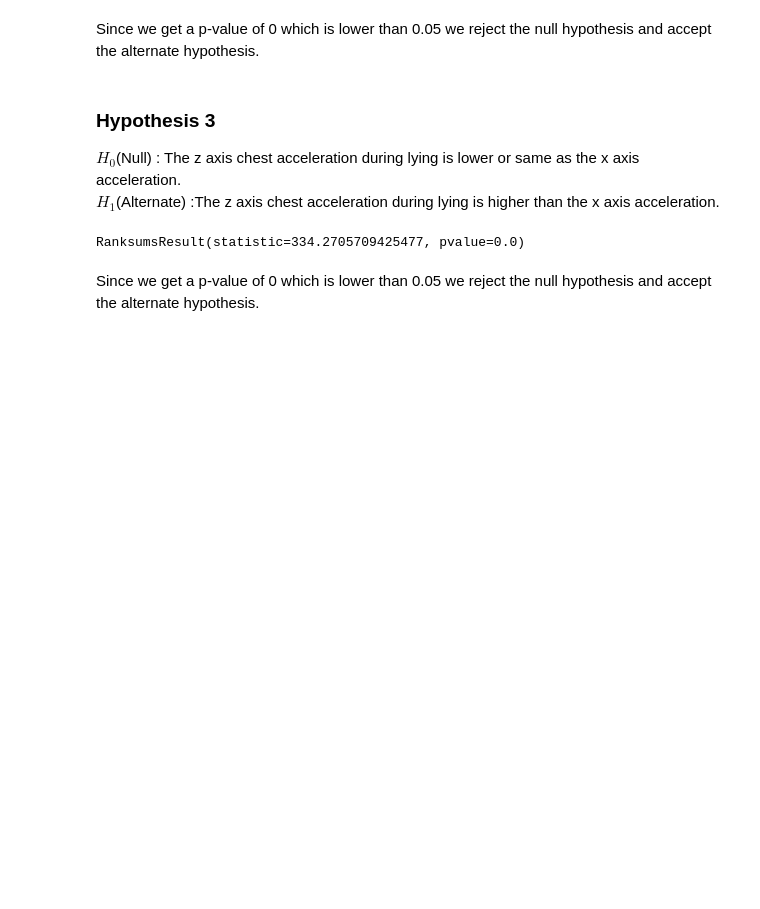
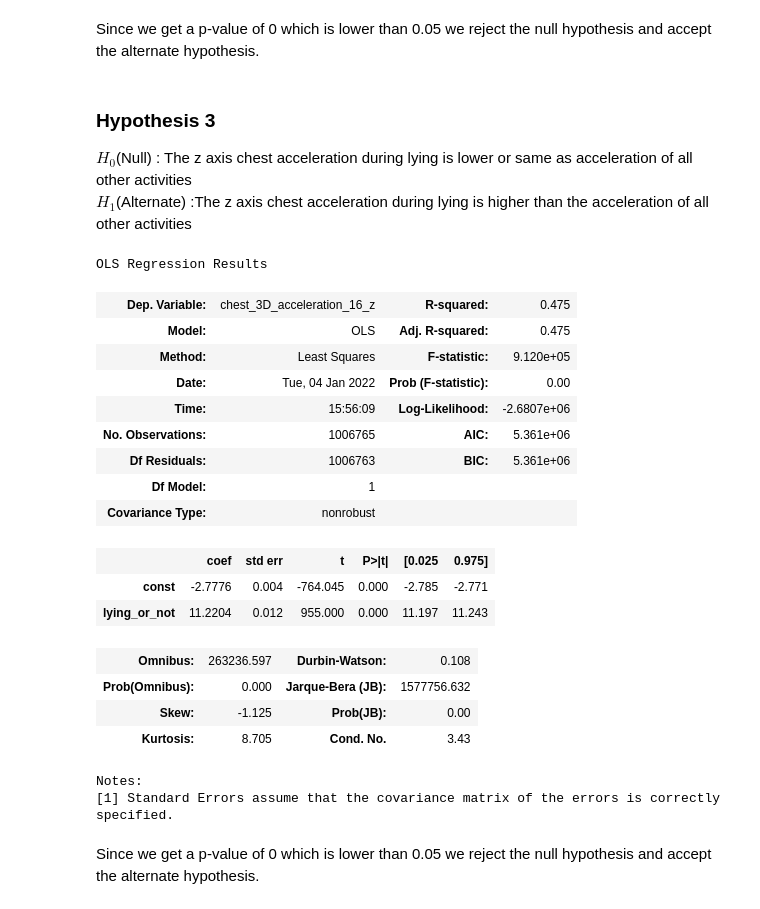
Before and after one commit to mysteryyy/dsrep1, a Jupyter notebook: dsrep.ipynb, the cells around one changed output. Drawn from its saved outputs; the diff is of its cells as text; code cells hidden in the pictures; blank space fills up the shorter version.

```diff
--- a/dsrep.ipynb
+++ b/dsrep.ipynb
@@ -595,17 +583,38 @@ Since we get a p-value of 0 which is lower than 0.05 we reject the null hypothes
 the alternate hypothesis.
 # %% [markdown]
 ### Hypothesis 3<br>
-$H_0$(Null) : The z axis chest acceleration during lying is lower or same as the x axis acceleration.<br>
-$H_1$(Alternate) :The z axis chest acceleration during lying is higher than the x axis acceleration.
+$H_0$(Null) : The z axis chest acceleration during lying is lower or same as acceleration of all other activities<br>
+$H_1$(Alternate) :The z axis chest acceleration during lying is higher than the acceleration of all other activities
-# %%
-test_l = test[test.activity_name == "lying"]
-feature1 = "chest_3D_acceleration_16_z"
-feature2 = "chest_3D_acceleration_16_x"
-test1 = test_l[feature1]
-test2 = test_l[feature2]
-print(ranksums(test1, test2, alternative="greater"))
-# %% [output]
-RanksumsResult(statistic=334.2705709425477, pvalue=0.0)
+# %%
+test["lying_or_not"] = test.activity_name.apply(lambda x: 1 if x == "lying" else 0)
+feature = "chest_3D_acceleration_16_z"
+test_hypothesis = test[["lying_or_not", feature]].dropna()
+x = test_hypothesis.lying_or_not
+x = sm.add_constant(x)
+y = test_hypothesis[feature]
+model = sm.OLS(y, x)
+res = model.fit()
+display(res.summary())
+# %% [output]
+OLS Regression Results
+| Dep. Variable: | chest_3D_acceleration_16_z | R-squared: | 0.475 |
+| Model: | OLS | Adj. R-squared: | 0.475 |
+| Method: | Least Squares | F-statistic: | 9.120e+05 |
+| Date: | Tue, 04 Jan 2022 | Prob (F-statistic): | 0.00 |
+| Time: | 15:56:09 | Log-Likelihood: | -2.6807e+06 |
+| No. Observations: | 1006765 | AIC: | 5.361e+06 |
+| Df Residuals: | 1006763 | BIC: | 5.361e+06 |
+| Df Model: | 1 |  |  |
+| Covariance Type: | nonrobust |  |  |
+|  | coef | std err | t | P>|t| | [0.025 | 0.975] |
+| const | -2.7776 | 0.004 | -764.045 | 0.000 | -2.785 | -2.771 |
+| lying_or_not | 11.2204 | 0.012 | 955.000 | 0.000 | 11.197 | 11.243 |
+| Omnibus: | 263236.597 | Durbin-Watson: | 0.108 |
+| Prob(Omnibus): | 0.000 | Jarque-Bera (JB): | 1577756.632 |
+| Skew: | -1.125 | Prob(JB): | 0.00 |
+| Kurtosis: | 8.705 | Cond. No. | 3.43 |
+Notes:
+[1] Standard Errors assume that the covariance matrix of the errors is correctly specified.
 # %% [markdown]
 Since we get a p-value of 0 which is lower than 0.05 we reject the null hypothesis and accept<br>
 the alternate hypothesis.
```
Also changed, not shown: parts of 49 cells of this notebook, 1 other file.
